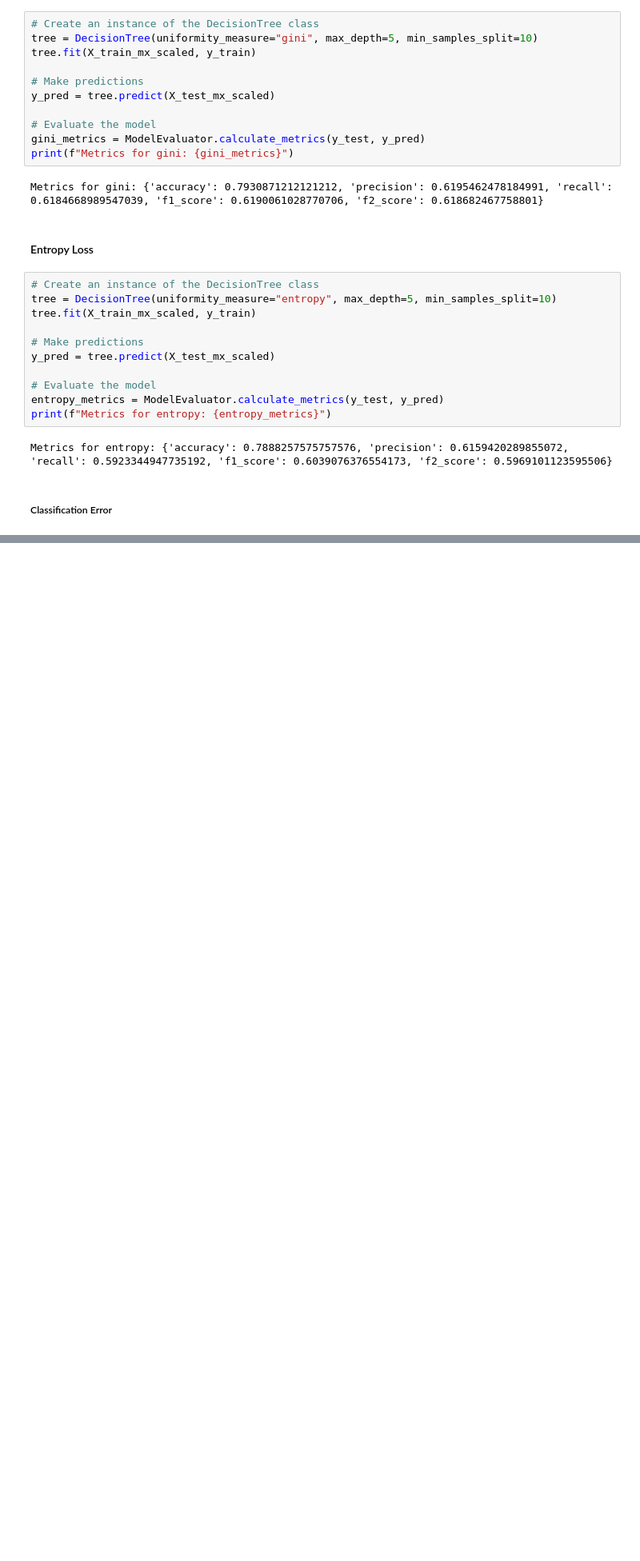
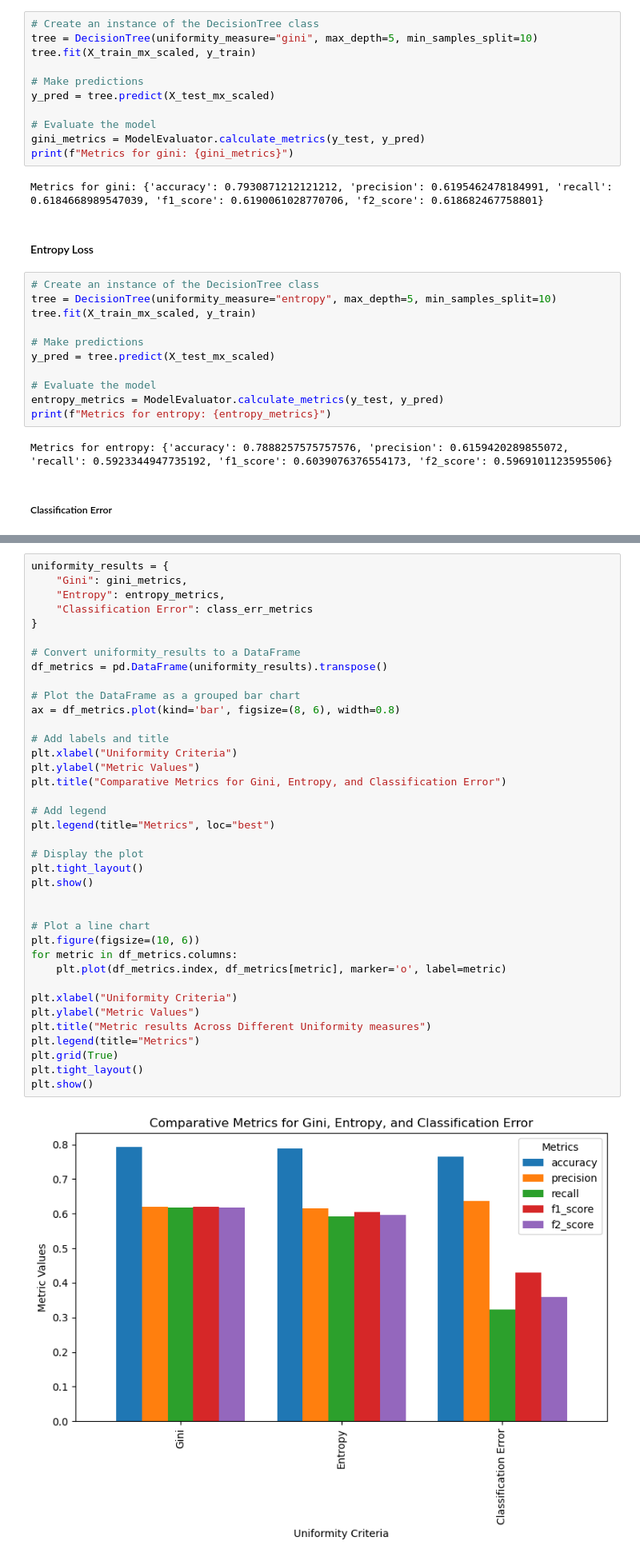
Before and after one commit to asaid03/churn-prediction, a Jupyter notebook: churn_prediction_modeling.ipynb, the cells around one changed output, grey strips where cells are left out. Shown at 80% size. Cells and saved outputs as stored; diff of their text form; blank space fills up the shorter version.

Commit message:
feat: Added line and bar graph visualisations for Decision Tree results.

```diff
--- a/churn_prediction_modeling.ipynb
+++ b/churn_prediction_modeling.ipynb
@@ -585,0 +588,40 @@ Metrics for classification error: {'accuracy': 0.7732007575757576, 'precision':
+# %%
+uniformity_results = {
+    "Gini": gini_metrics,
+    "Entropy": entropy_metrics,
+    "Classification Error": class_err_metrics
+}
+
+# Convert uniformity_results to a DataFrame
+df_metrics = pd.DataFrame(uniformity_results).transpose()
+
+# Plot the DataFrame as a grouped bar chart
+ax = df_metrics.plot(kind='bar', figsize=(8, 6), width=0.8)
+
+# Add labels and title
+plt.xlabel("Uniformity Criteria")
+plt.ylabel("Metric Values")
+plt.title("Comparative Metrics for Gini, Entropy, and Classification Error")
+
+# Add legend
+plt.legend(title="Metrics", loc="best")
+
+# Display the plot
+plt.tight_layout()
+plt.show()
+
+
+# Plot a line chart
+plt.figure(figsize=(10, 6))
+for metric in df_metrics.columns:
+    plt.plot(df_metrics.index, df_metrics[metric], marker='o', label=metric)
+
+plt.xlabel("Uniformity Criteria")
+plt.ylabel("Metric Values")
+plt.title("Metric results Across Different Uniformity measures")
+plt.legend(title="Metrics")
+plt.grid(True)
+plt.tight_layout()
+plt.show()
+# %% [output]
+[figure, added]
```
Also changed, not shown: parts of 7 cells of this notebook.
